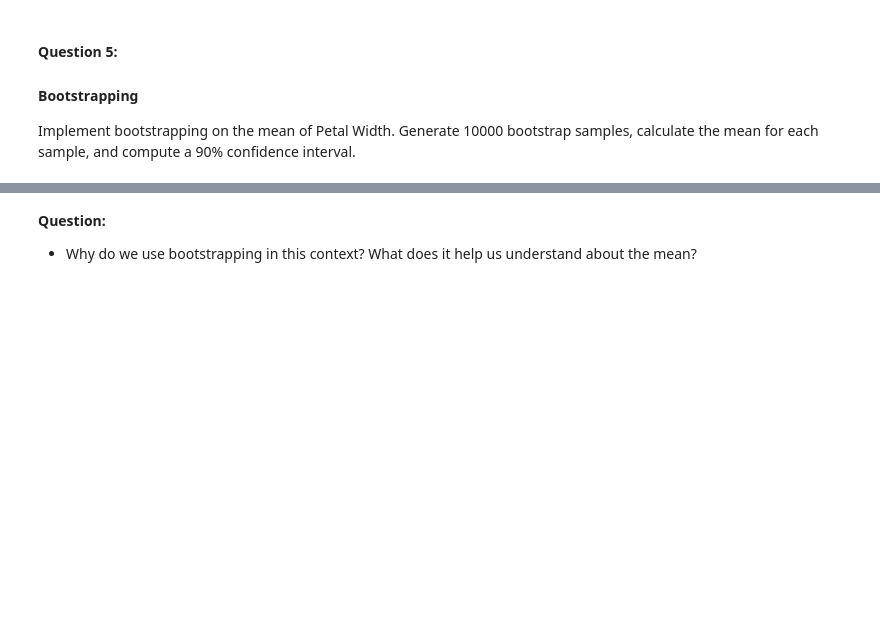
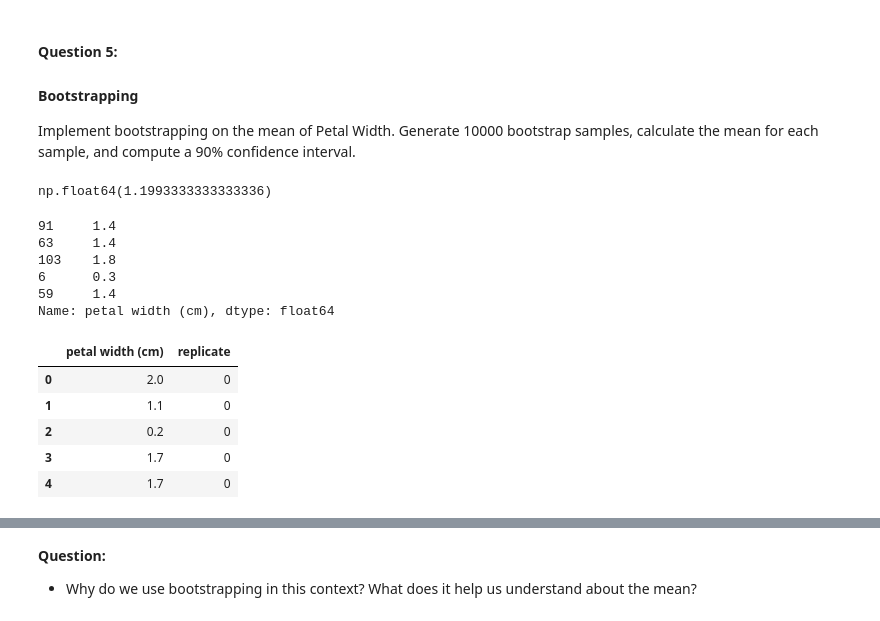
Before and after one commit to zekiyerdem/applying_statistical_concepts, a Jupyter notebook: 02_activities/assignments/assignment_3.ipynb, the cells around one changed output, grey strips where cells are left out. Drawn from its saved outputs; the diff is of its cells as text; code cells hidden in the pictures; blank space fills up the shorter version.

```diff
--- a/02_activities/assignments/assignment_3.ipynb
+++ b/02_activities/assignments/assignment_3.ipynb
@@ -199,3 +200,39 @@ We chose `k=3` for the number of clusters arbitrarily. However, in a real-world
 #### Bootstrapping
 
 Implement bootstrapping on the mean of Petal Width. Generate 10000 bootstrap samples, calculate the mean for each sample, and compute a 90% confidence interval.
+# %%
+mean_petal_width = iris_df['petal width (cm)'].mean()
+mean_petal_width #this is population mean
+# %% [output]
+np.float64(1.1993333333333336)
+# %%
+np.random.seed(1234)
+one_sample = iris_df['petal width (cm)'].sample(n=40)
+one_sample.mean() #this is one random sample mean sample size is 40.
+one_sample.head()
+# %% [output]
+91     1.4
+63     1.4
+103    1.8
+6      0.3
+59     1.4
+Name: petal width (cm), dtype: float64
+# %%
+#Let's apply bootstrapping now.
+bootstrap_samples = []
+for i in range(10000):
+    sample = one_sample.sample(frac=1, replace=True)  # Sample with replacement
+    sample_df = sample.to_frame().reset_index(drop=True)  # Convert to DataFrame and reset index
+    sample_df['replicate'] = i  # Add a column indicating the replicate number
+    bootstrap_samples.append(sample_df)  # Store the sample
+
+# Combine all bootstrap samples into one DataFrame
+boot10000 = pd.concat(bootstrap_samples)
+boot10000.head()
+# %% [output]
+|  | petal width (cm) | replicate |
+| 0 | 2.0 | 0 |
+| 1 | 1.1 | 0 |
+| 2 | 0.2 | 0 |
+| 3 | 1.7 | 0 |
+| 4 | 1.7 | 0 |
```
Also changed, not shown: parts of 9 cells of this notebook.
